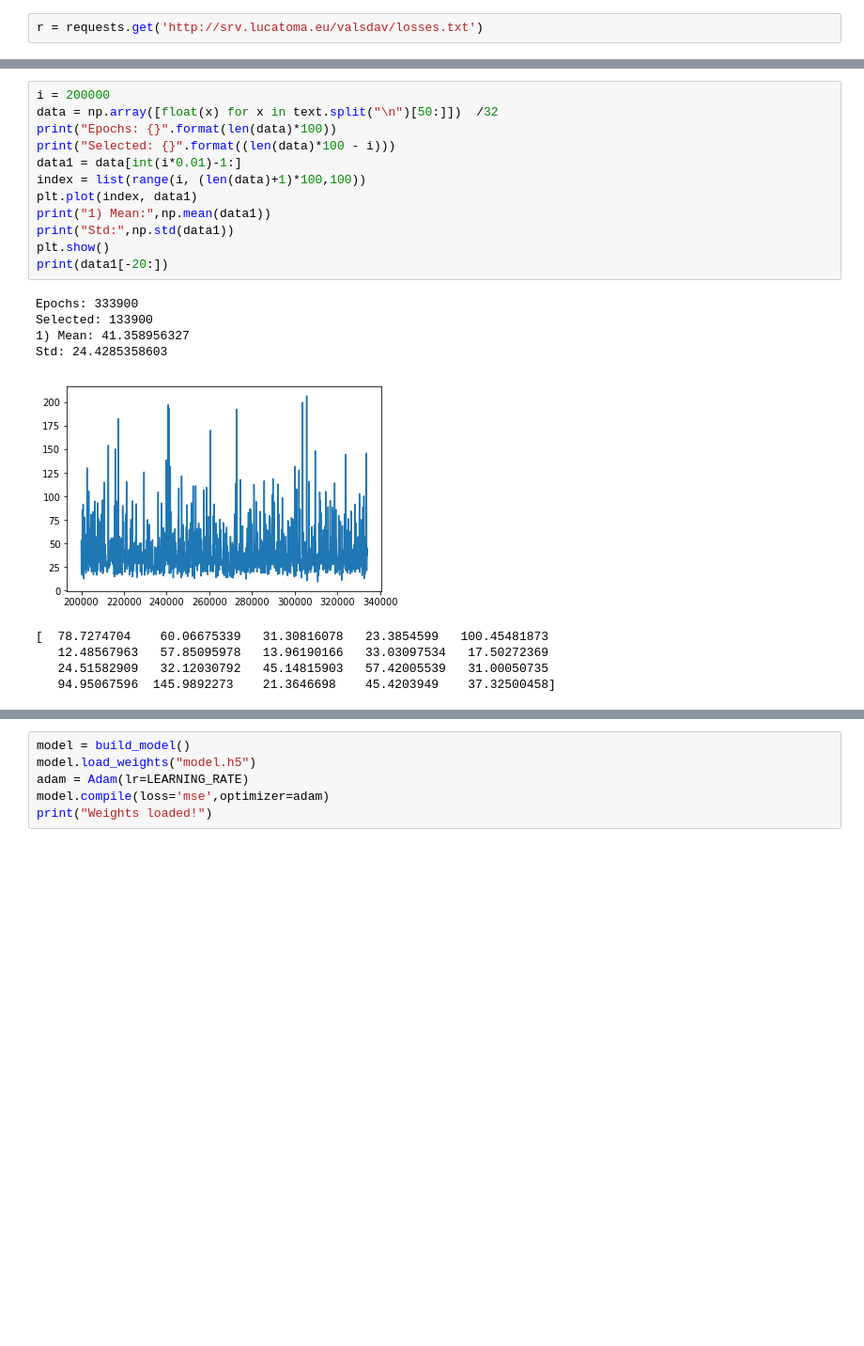
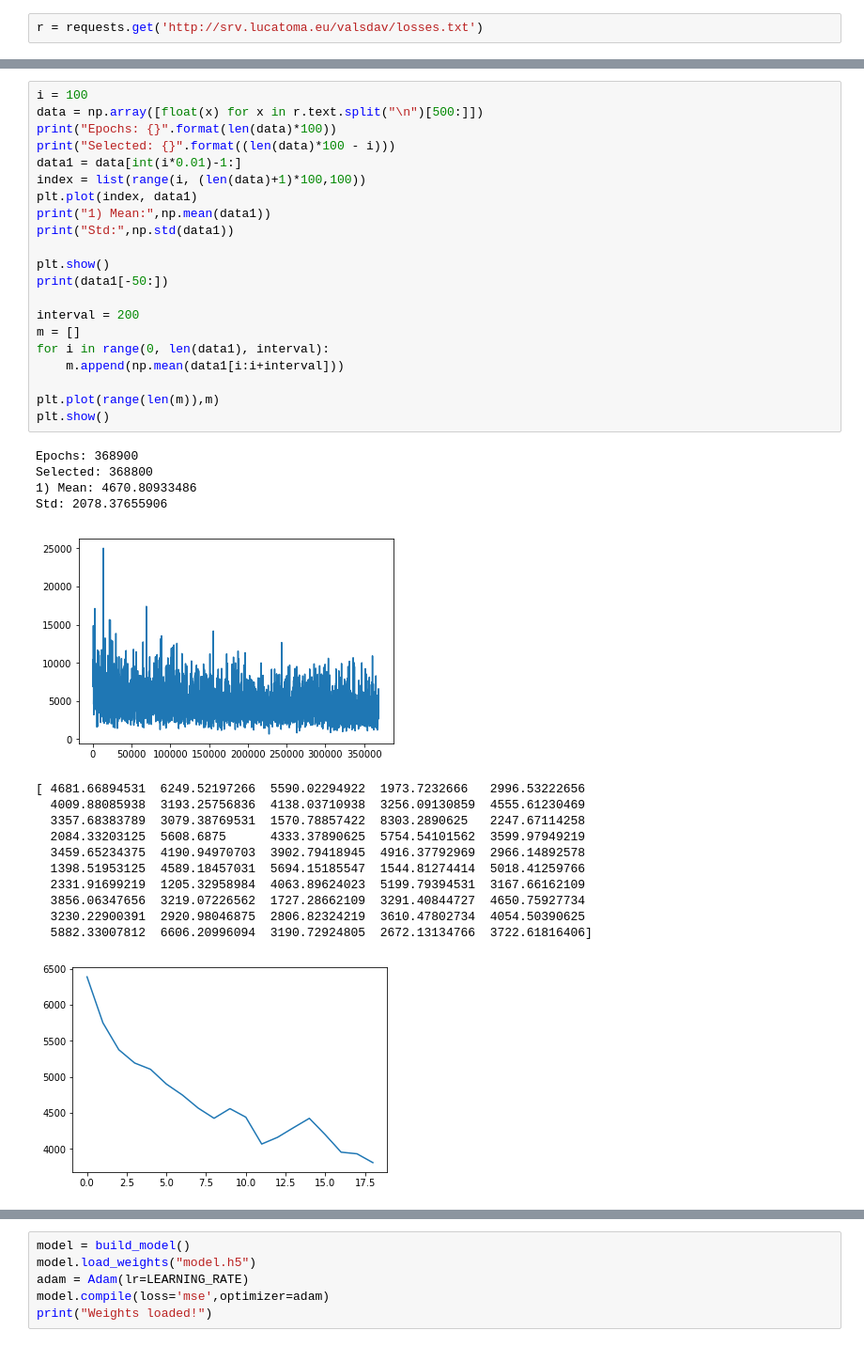
Before and after one commit to valsdav/qQuarto, a Jupyter notebook: Visualize Train.ipynb, the cells around one changed output, grey strips where cells are left out. Shown at 94% size. Drawn from its saved outputs; the diff is of its cells as text; blank space fills up the shorter version.

```diff
--- a/Visualize Train.ipynb
+++ b/Visualize Train.ipynb
@@ -13,22 +15,38 @@ with open("losses.txt") as file:
 # %%
-i = 200000
-data = np.array([float(x) for x in text.split("\n")[50:]])  /32
+i = 100
+data = np.array([float(x) for x in r.text.split("\n")[500:]])
 print("Epochs: {}".format(len(data)*100))
 print("Selected: {}".format((len(data)*100 - i)))
 data1 = data[int(i*0.01)-1:]
 index = list(range(i, (len(data)+1)*100,100))
 plt.plot(index, data1)
 print("1) Mean:",np.mean(data1))
 print("Std:",np.std(data1))
+
 plt.show()
-print(data1[-20:])
+print(data1[-50:])
+
+interval = 200
+m = []
+for i in range(0, len(data1), interval):
+    m.append(np.mean(data1[i:i+interval]))
+
+plt.plot(range(len(m)),m)
+plt.show()
 # %% [output]
-Epochs: 333900
-Selected: 133900
-1) Mean: 41.358956327
-Std: 24.4285358603
+Epochs: 368900
+Selected: 368800
+1) Mean: 4670.80933486
+Std: 2078.37655906
-[figure, old version]
+[figure, new version]
-[  78.7274704    60.06675339   31.30816078   23.3854599   100.45481873
-   12.48567963   57.85095978   13.96190166   33.03097534   17.50272369
-   24.51582909   32.12030792   45.14815903   57.42005539   31.00050735
-   94.95067596  145.9892273    21.3646698    45.4203949    37.32500458]
+[ 4681.66894531  6249.52197266  5590.02294922  1973.7232666   2996.53222656
+  4009.88085938  3193.25756836  4138.03710938  3256.09130859  4555.61230469
+  3357.68383789  3079.38769531  1570.78857422  8303.2890625   2247.67114258
+  2084.33203125  5608.6875      4333.37890625  5754.54101562  3599.97949219
+  3459.65234375  4190.94970703  3902.79418945  4916.37792969  2966.14892578
+  1398.51953125  4589.18457031  5694.15185547  1544.81274414  5018.41259766
+  2331.91699219  1205.32958984  4063.89624023  5199.79394531  3167.66162109
+  3856.06347656  3219.07226562  1727.28662109  3291.40844727  4650.75927734
+  3230.22900391  2920.98046875  2806.82324219  3610.47802734  4054.50390625
+  5882.33007812  6606.20996094  3190.72924805  2672.13134766  3722.61816406]
+[figure, added]
```
Also changed, not shown: parts of 16 cells of this notebook, 3 other files.
